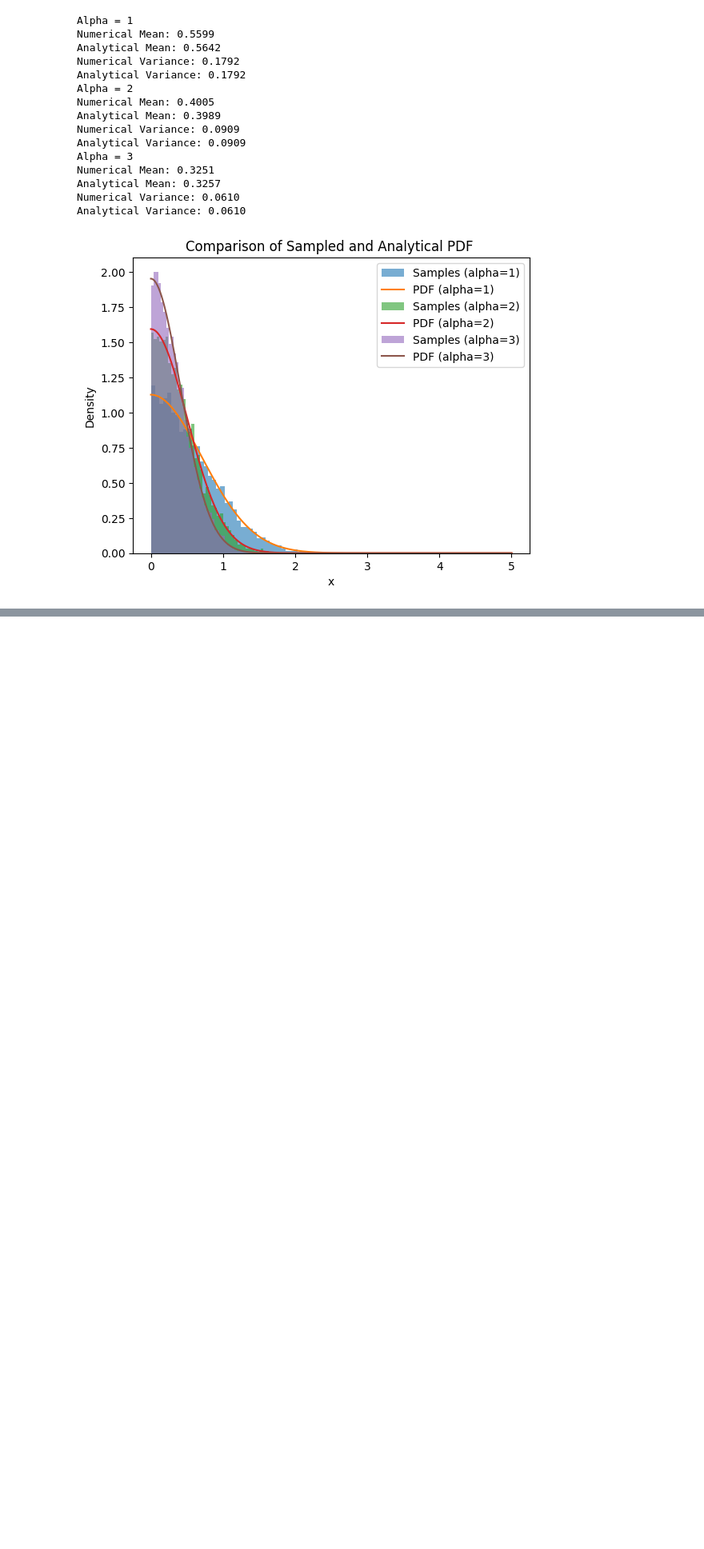
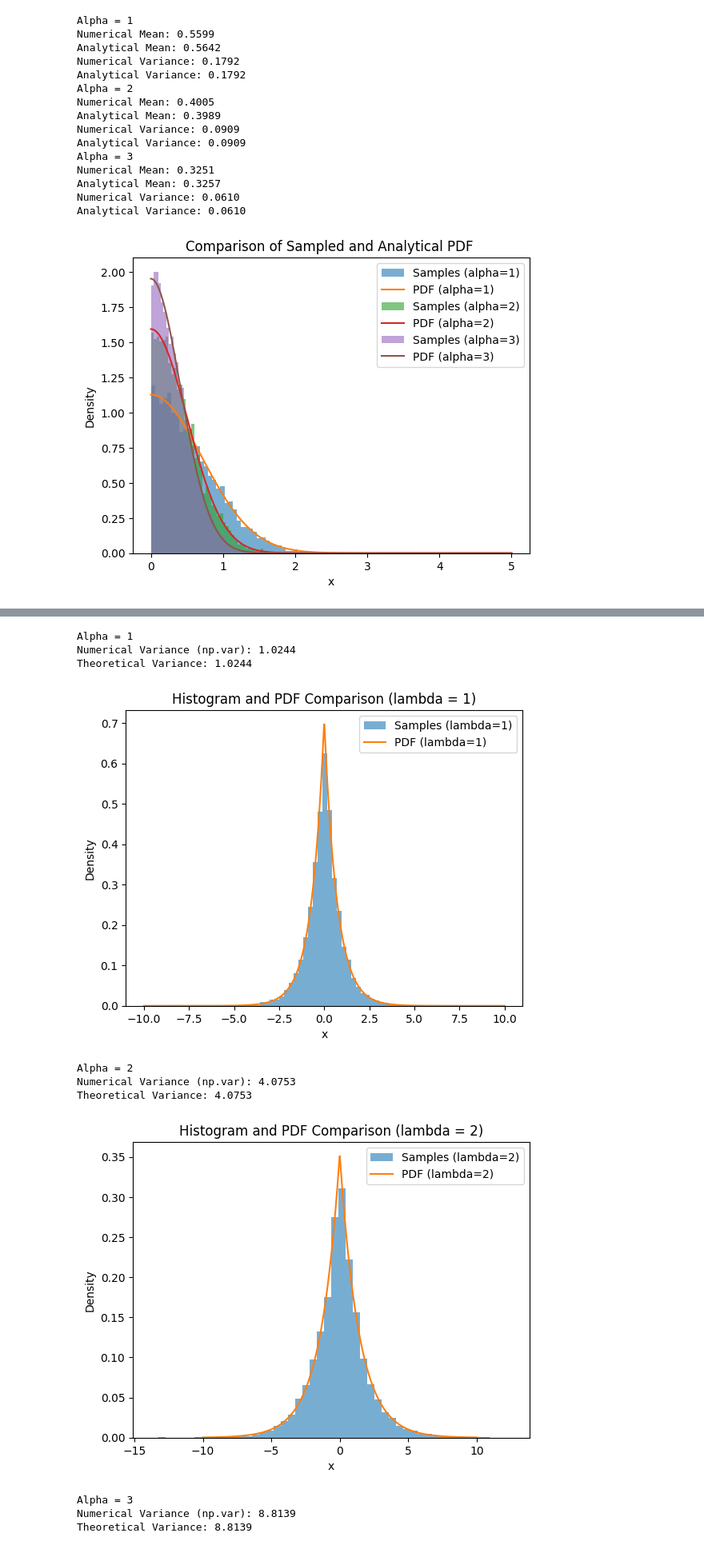
Before and after one commit to syma-afsha/AI_LAB, a Jupyter notebook: Practice2.ipynb, the cells around one changed output, grey strips where cells are left out. Shown at 80% size. Saved outputs shown, nothing was run; the diff lists cells and outputs as text; code cells hidden in the pictures; blank space fills up the shorter version.

```diff
--- a/Practice2.ipynb
+++ b/Practice2.ipynb
@@ -83,0 +116,59 @@ Analytical Variance: 0.0610
+# %%
+import numpy as np
+import matplotlib.pyplot as plt
+
+# Parameters
+lambdas = [1, 2, 3]
+mu = 0
+size = 10000
+
+# Sampling function
+def sample_distribution(lambda_, size):
+    u1 = np.random.uniform(0, 1, size)
+    u2 = np.random.uniform(0, 1, size)
+    s = np.where(u1 < 0.5, 1, -1)
+    x = s * lambda_ * np.log(u2) / np.sqrt(2)
+    return x
+
+# Calculate variance manually
+# Renamed from 'var' to 'calculate_variance' to avoid conflict with np.var
+def calculate_variance(samples):
+  total=0
+  mean=np.mean(samples)
+  for x in samples:
+    total+=(x-mean)**2
+  return total/len(samples)
+
+# Plot histograms and PDFs
+x_vals = np.linspace(-10, 10, 1000)
+for lambda_ in lambdas:
+    samples = sample_distribution(lambda_, size)
+    plt.hist(samples, bins=50, density=True, alpha=0.6, label=f"Samples (lambda={lambda_})")
+    pdf = (1 / (np.sqrt(2) * lambda_)) * np.exp(-np.sqrt(2) * np.abs(x_vals - mu) / lambda_)
+
+    # Calculate and print variances using different methods
+    numerical_variance = np.var(samples) # Using np.var
+    print(f"Alpha = {lambda_}")
+    print(f"Numerical Variance (np.var): {numerical_variance:.4f}")
+
+    theoretical_variance = calculate_variance(samples)  # Using custom function
+    print(f"Theoretical Variance: {theoretical_variance:.4f}")
+
+    plt.plot(x_vals, pdf, label=f"PDF (lambda={lambda_})")
+    plt.title(f"Histogram and PDF Comparison (lambda = {lambda_})")
+    plt.xlabel("x")
+    plt.ylabel("Density")
+    plt.legend()
+    plt.show()
+# %% [output]
+Alpha = 1
+Numerical Variance (np.var): 1.0244
+Theoretical Variance: 1.0244
+[figure, added]
+Alpha = 2
+Numerical Variance (np.var): 4.0753
+Theoretical Variance: 4.0753
+[figure, added]
+Alpha = 3
+Numerical Variance (np.var): 8.8139
+Theoretical Variance: 8.8139
```
Also changed, not shown: parts of 4 cells of this notebook.
